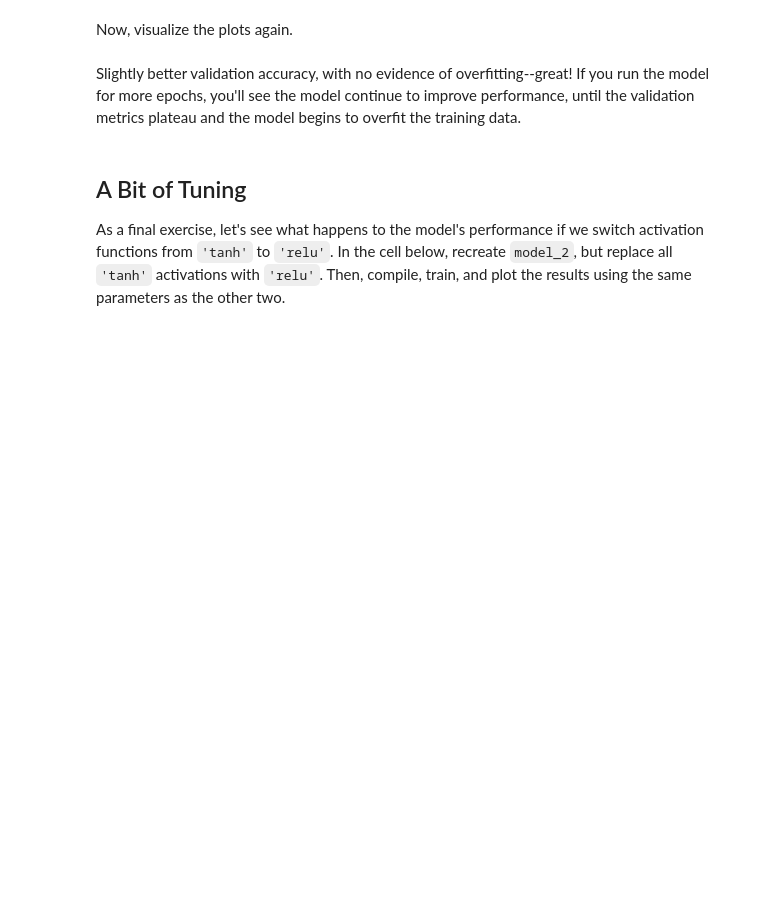
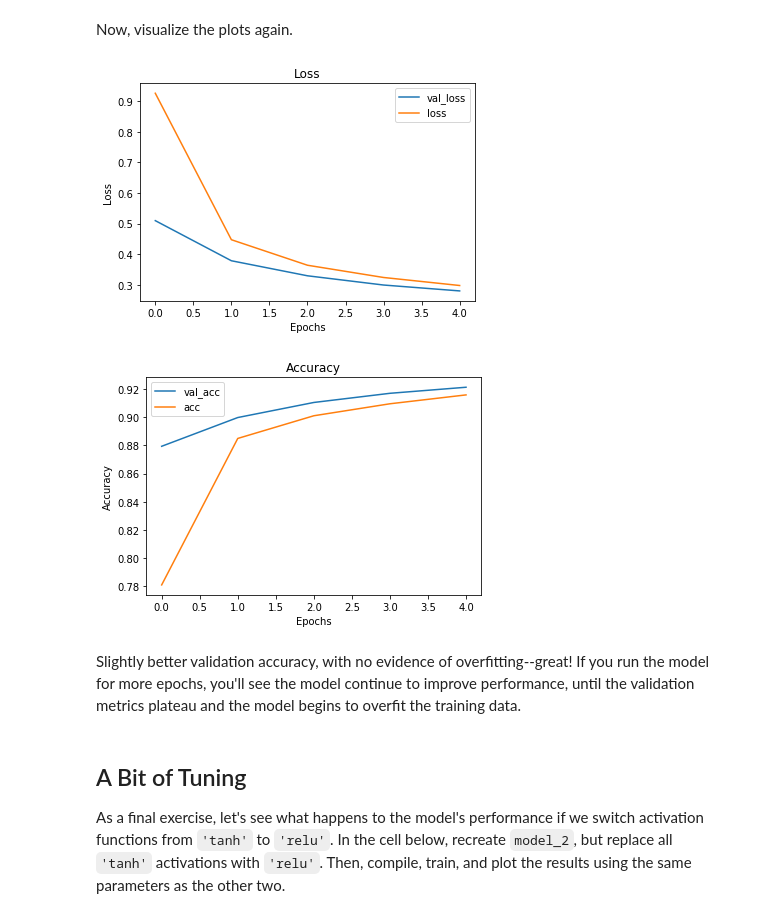
Before and after one commit to magnawhale/dsc-image-classification-with-mlps-lab-online-ds-ft-051319, a Jupyter notebook: index.ipynb, the cells around one changed output. Saved outputs shown, nothing was run; the diff lists cells and outputs as text; code cells hidden in the pictures; blank space fills up the shorter version.

```diff
--- a/index.ipynb
+++ b/index.ipynb
@@ -123,2 +123,5 @@ y_test = None
+# %%
+y_train = keras.utils.to_categorical(y_train, num_classes=10)
+y_test = keras.utils.to_categorical(y_test, num_classes=10)
 # %% [markdown]
 Great. Now, let's examine the label for the first data point, which we saw was `5` before.
@@ -185,2 +238,9 @@ model_2 = None
+# %%
+model_2 = Sequential()
+model_2.add(Dense(64, activation='tanh', input_shape=(784,)))
+model_2.add(Dense(32, activation='tanh'))
+model_2.add(Dense(10, activation='softmax'))
+
+model_2.compile(optimizer='sgd', loss='categorical_crossentropy', metrics=['accuracy'])
 # %% [markdown]
 Let's quickly inspect the `.summary()` of the model again, to see how many new trainable parameters this extra hidden layer has introduced.
@@ -192,0 +267,2 @@ results_2 = None
+# %%
+results_2 = model_2.fit(x=X_train, y=y_train, epochs=5, batch_size=64, validation_data=(X_test,y_test))
@@ -193,5 +281,10 @@ results_2 = None
 # %% [markdown]
 Now, visualize the plots again.
+# %%
+visualize_training_results(results_2)
+# %% [output]
+[figure, added]
+[figure, added]
 # %% [markdown]
 Slightly better validation accuracy, with no evidence of overfitting--great! If you run the model for more epochs, you'll see the model continue to improve performance, until the validation metrics plateau and the model begins to overfit the training data.
 # %% [markdown]
```
Also changed, not shown: parts of 27 cells of this notebook.
